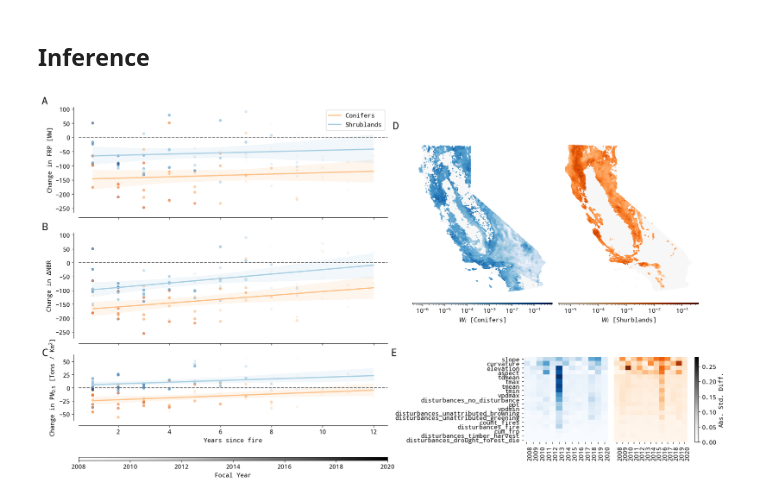
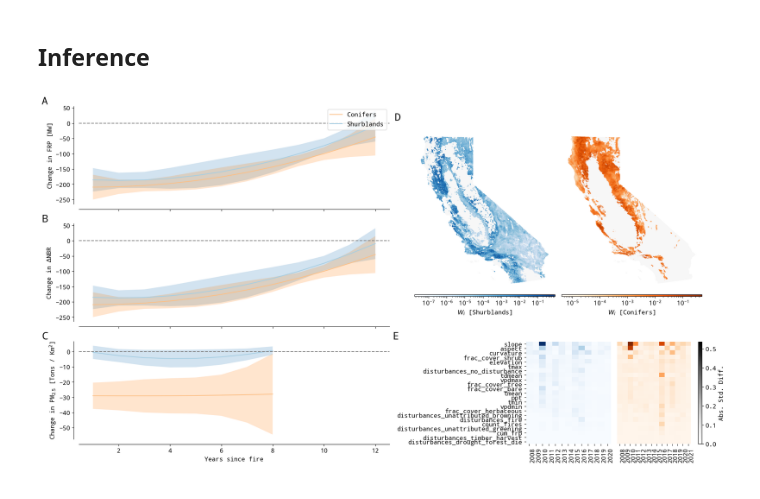
Before and after one commit to echolab-stanford/prescribed_fires, a Jupyter notebook: analysis/plot_results.ipynb, the cells around one changed output. Saved outputs shown, nothing was run; the diff lists cells and outputs as text; code cells hidden in the pictures.

Commit message:
Update plotting notebooks

```diff
--- a/analysis/plot_results.ipynb
+++ b/analysis/plot_results.ipynb
@@ -38,33 +38,35 @@ plt.rcParams["font.size"] = 12
 # Set numpy seed to get consistent plots and bootstrap stuff
 np.random.seed(42)
 # %%
+results_dir = "../best_models_gee"
+
 conifers_loss = {
     "std_diffs_dnbr": pd.read_csv(
-        "../best_models/dnbr_treatment/best_model_loss_std_diffs.csv"
+        f"{results_dir}/dnbr_treatment/best_model_loss_std_diffs.csv"
     ),
     "std_diffs_frp": pd.read_csv(
-        "../best_models/frp_treatment/best_model_loss_std_diffs.csv"
+        f"{results_dir}/frp_treatment/best_model_loss_std_diffs.csv"
     ),
     "weights_dnbr": pd.read_csv(
-        "../best_models/dnbr_treatment/best_model_loss_weights.csv"
+        f"{results_dir}/dnbr_treatment/best_model_loss_weights.csv"
     ),
     "weights_frp": pd.read_csv(
-        "../best_models/frp_treatment/best_model_loss_weights.csv"
+        f"{results_dir}/frp_treatment/best_model_loss_weights.csv"
     ),
 }
 
 shrubs_loss = {
     "std_diffs_dnbr": pd.read_csv(
-        "../best_models/dnbr_treat_shrubs/best_model_loss_std_diffs.csv"
+        f"{results_dir}/dnbr_treat_shrubs/best_model_loss_std_diffs.csv"
     ),
     "std_diffs_frp": pd.read_csv(
-        "../best_models/frp_treat_shrubs/best_model_loss_std_diffs.csv"
+        f"{results_dir}/frp_treat_shrubs/best_model_loss_std_diffs.csv"
     ),
     "weights_dnbr": pd.read_csv(
-        "../best_models/dnbr_treat_shrubs/best_model_loss_weights.csv"
+        f"{results_dir}/dnbr_treat_shrubs/best_model_loss_weights.csv"
     ),
     "weights_frp": pd.read_csv(
-        "../best_models/frp_treat_shrubs/best_model_loss_weights.csv"
+        f"{results_dir}/frp_treat_shrubs/best_model_loss_weights.csv"
     ),
 }
 # %%
@@ -240,7 +242,7 @@ template = (
 )
 
 wide_treatments = pd.read_feather(
-    "/mnt/sherlock/oak/prescribed_data/processed/wide_treatments/wide_treats.feather"
+    "/mnt/sherlock/oak/prescribed_data/processed/wide_treatments_gee_inmediate/wide_treats.feather"
 )
 
 frp = pd.read_feather(
@@ -388,8 +408,9 @@ plot_outcomes(
     ),
     ax=ax,
     legend=True,
-    order=1,
+    order=2,
     lowess=False,
+    pooled=True,
     label="A",
 )
 
@@ -404,8 +425,9 @@ plot_outcomes(
         "Years since fire",
     ),
     ax=ax,
-    order=1,
+    order=2,
     lowess=False,
+    pooled=True,
     label="B",
 )
 
@@ -414,28 +436,31 @@ ax = fig.add_subplot(spec[2, 0], sharex=ax)
 plot_outcomes(
     df_conifer=df_emissions,
     df_shrub=df_emissions_shurbs,
-    var_interest="delta_frp",
+    var_interest="delta_dnbr",
     axes_names=(
         r"Change in PM$_{2.5}$ [Tons / Km$^{2}$]",
         "Years since fire",
     ),
     ax=ax,
-    order=1,
+    order=2,
     lowess=False,
     colorbar=False,
+    pooled=True,
     label="C",
 )
 
-# Create a custom colorbar with a different colormap
-divider = make_axes_locatable(ax)
-cax = divider.append_axes("bottom", size="5%", pad=1.0)
+# Create a custom colorbar with a different colormap when plotting the focal year
+# estimates
 
-fig.colorbar(
-    ScalarMappable(norm=Normalize(2008, 2020), cmap="Greys"),
-    cax=cax,
-    orientation="horizontal",
-    label="Focal Year",
-)
+# divider = make_axes_locatable(ax)
+# cax = divider.append_axes("bottom", size="5%", pad=1.0)
+
+# fig.colorbar(
+#     ScalarMappable(norm=Normalize(2008, 2020), cmap="Greys"),
+#     cax=cax,
+#     orientation="horizontal",
+#     label="Focal Year",
+# )
 
 ################################################################################
 ############################### PLOT WEIGHTS SYNTH #############################
@@ -473,12 +498,11 @@ weights.plot(
     cmap="Blues",
     norm=norm,
     legend=True,
-    legend_kwds={"label": r"$W_{i}$ [Conifers]", "orientation": "horizontal"},
-    markersize=0.6,
+    legend_kwds={"label": r"$W_{i}$ [Shurblands]", "orientation": "horizontal"},
+    markersize=0.1,
 )
 # Remove the axis labels and lines
 template_plots(ax, no_axis=True, ylab="", xlab="", label="D")
-
 
 ax = fig.add_subplot(subspec[0, 1])
 # annotate_axes(ax, "Weights here")
@@ -508,8 +532,8 @@ weights.plot(
     cmap="Oranges",
     norm=norm,
     legend=True,
-    legend_kwds={"label": r"$W_{i}$ [Shurblands]", "orientation": "horizontal"},
-    markersize=0.6,
+    legend_kwds={"label": r"$W_{i}$ [Conifers]", "orientation": "horizontal"},
+    markersize=0.01,
 )
 # Remove the axis labels and lines
 template_plots(ax, no_axis=True, ylab="", xlab="")
@@ -548,32 +572,32 @@ im1 = plot_std_diffs(
     rotation_x=90,
     drop_vars=["Intercept", "land_type"],
 )
 
 ax = fig.add_subplot(subspec[0, 1])
 im2 = plot_std_diffs(
     std_diffs_df=conifers_loss["std_diffs_dnbr"],
     palette="Oranges",
     labels_y=False,
     draw_cbar=False,
     rotation_x=90,
     drop_vars=["Intercept", "land_type"],
     ax=ax,
 )
 
 # Add a shared colorbar between the two plots im1 and im2
 # Create a custom colorbar with a different colormap
 divider = make_axes_locatable(ax)
 cax = divider.append_axes("right", size="5%", pad=0.2)
 
 fig.colorbar(
     ScalarMappable(norm=Normalize(vmin=v_min, vmax=v_max), cmap="Greys"),
     cax=cax,
     orientation="vertical",
     label="Abs. Std. Diff.",
 )
 
 plt.subplots_adjust(wspace=0.01)
 
-plt.savefig("../figs/fig_results.png", bbox_inches="tight", dpi=300)
+plt.savefig("../figs/fig_results_gee.png", bbox_inches="tight", dpi=300)
 # %% [output]
-[figure, old version]
+[figure, new version]
```
Also changed, not shown: parts of 4 cells of this notebook, 1 other file.
